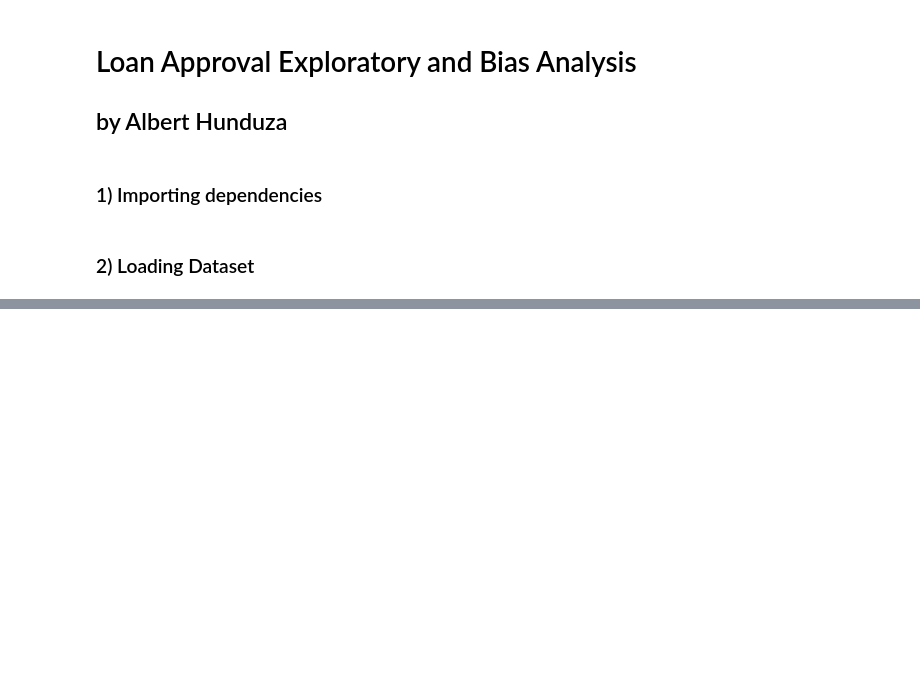
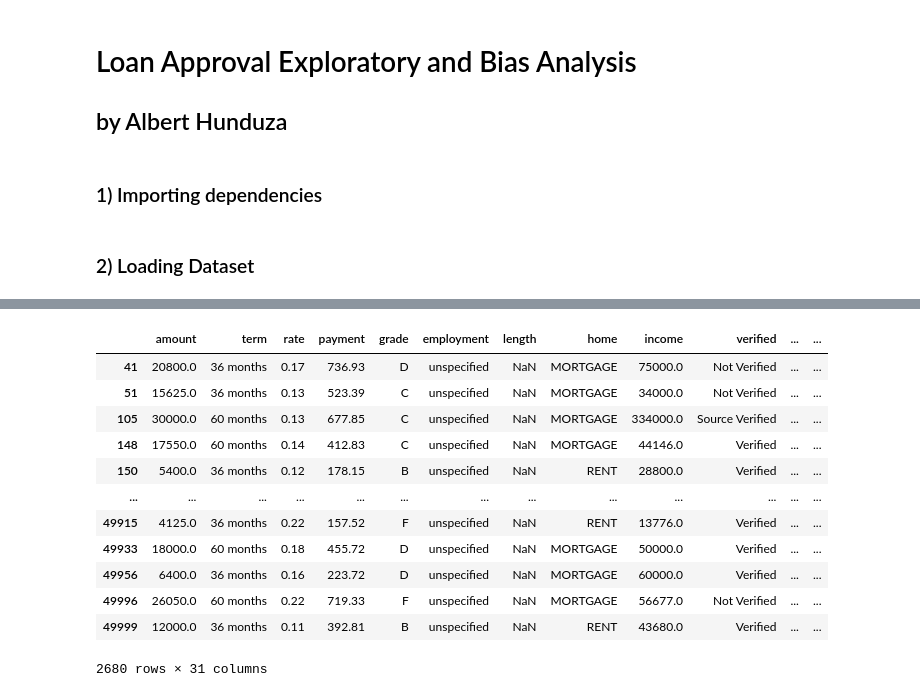
Before and after one commit to AlbertHunduza/Loan-Default-AI, a Jupyter notebook: Exploratory_Data_Analysis.ipynb, the cells around one changed output, grey strips where cells are left out. Saved outputs shown, nothing was run; the diff lists cells and outputs as text; code cells hidden in the pictures; blank space fills up the shorter version.

```diff
--- a/Exploratory_Data_Analysis.ipynb
+++ b/Exploratory_Data_Analysis.ipynb
@@ -28,0 +14,4 @@ loan_data.head()
+# %%
+# reading the data
+loan_data = pd.read_csv('loans50k.csv', encoding='latin1')
+loan_data.head()
@@ -77,0 +90,3 @@ dtype: int64
+# %%
+# drop the row where amount column is null
+loan_data.drop(loan_data[loan_data['amount'].isnull()].index, inplace=True)
@@ -77,0 +115,20 @@ dtype: int64
+# %%
+# replacing the null values with 'unspecified'
+loan_data['employment'].fillna('unspecified', inplace=True)
+# %%
+# find the row where length column is null
+loan_data[loan_data['length'].isnull()]
+# %% [output]
+|  | amount | term | rate | payment | grade | employment | length | home | income | verified | ... | ... |
+| 41 | 20800.0 | 36 months | 0.17 | 736.93 | D | unspecified | NaN | MORTGAGE | 75000.0 | Not Verified | ... | ... |
+| 51 | 15625.0 | 36 months | 0.13 | 523.39 | C | unspecified | NaN | MORTGAGE | 34000.0 | Not Verified | ... | ... |
+| 105 | 30000.0 | 60 months | 0.13 | 677.85 | C | unspecified | NaN | MORTGAGE | 334000.0 | Source Verified | ... | ... |
+| 148 | 17550.0 | 60 months | 0.14 | 412.83 | C | unspecified | NaN | MORTGAGE | 44146.0 | Verified | ... | ... |
+| 150 | 5400.0 | 36 months | 0.12 | 178.15 | B | unspecified | NaN | RENT | 28800.0 | Verified | ... | ... |
+| ... | ... | ... | ... | ... | ... | ... | ... | ... | ... | ... | ... | ... |
+| 49915 | 4125.0 | 36 months | 0.22 | 157.52 | F | unspecified | NaN | RENT | 13776.0 | Verified | ... | ... |
+| 49933 | 18000.0 | 60 months | 0.18 | 455.72 | D | unspecified | NaN | MORTGAGE | 50000.0 | Verified | ... | ... |
+| 49956 | 6400.0 | 36 months | 0.16 | 223.72 | D | unspecified | NaN | MORTGAGE | 60000.0 | Verified | ... | ... |
+| 49996 | 26050.0 | 60 months | 0.22 | 719.33 | F | unspecified | NaN | MORTGAGE | 56677.0 | Not Verified | ... | ... |
+| 49999 | 12000.0 | 36 months | 0.11 | 392.81 | B | unspecified | NaN | RENT | 43680.0 | Verified | ... | ... |
+2680 rows × 31 columns
```
Also changed, not shown: parts of 17 cells of this notebook.
